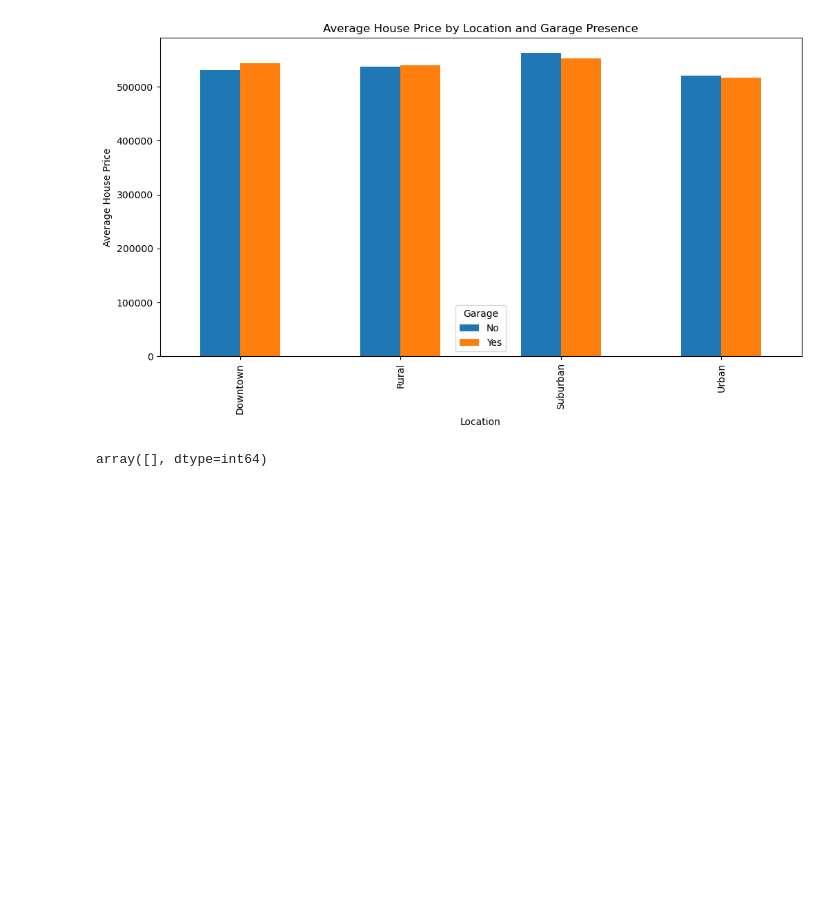
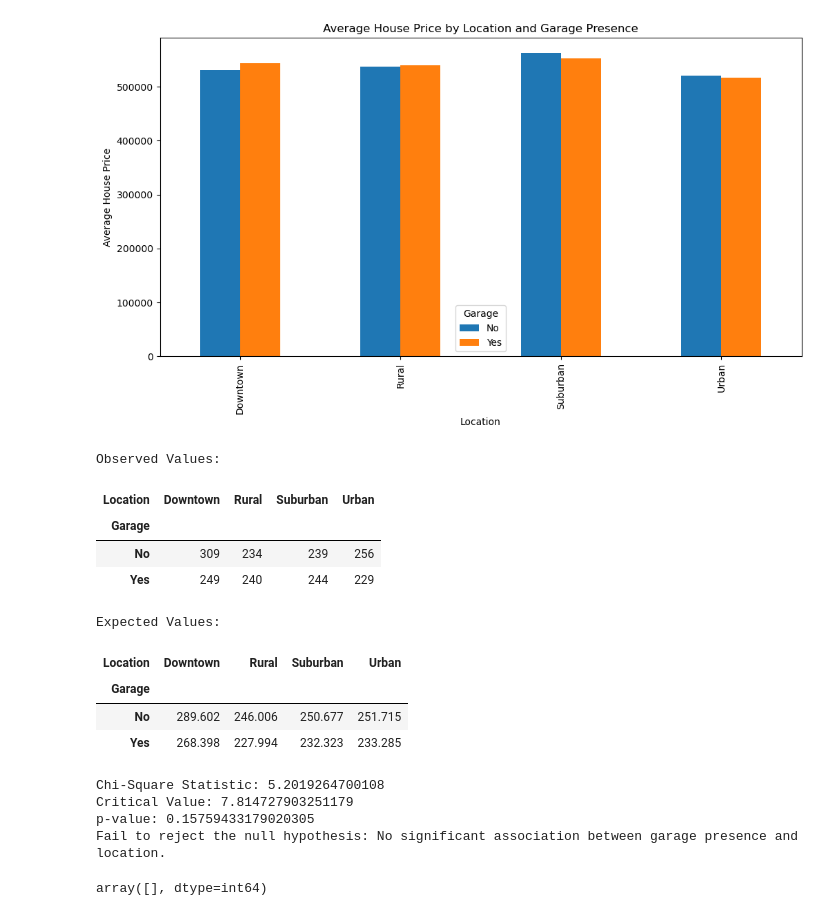
Before and after one commit to jmatts2307/group9_project1, a Jupyter notebook: Housing_Analysis_project.ipynb, the cells around one changed output. Drawn from its saved outputs; the diff is of its cells as text; code cells hidden in the pictures; blank space fills up the shorter version.

```diff
--- a/Housing_Analysis_project.ipynb
+++ b/Housing_Analysis_project.ipynb
@@ -480,6 +481,53 @@ plt.savefig('C:/Users/somay/OneDrive/Boot Camp/Class Activity/Project 1/Group_9_
 plt.show()
 # %% [output]
 [figure]
+# %%
+
+# Create the observed data: contingency table for Garage and Location
+observed = pd.crosstab(house_df['Garage'], house_df['Location'])
+
+# Create a DataFrame for better visualization (optional)
+observed_df = pd.DataFrame(observed)
+
+# Perform the Chi-Square test
+chi2_stat, p_value, dof, expected = chi2_contingency(observed)
+
+# Convert expected values to a DataFrame for better visualization
+expected_df = pd.DataFrame(expected, index=observed.index, columns=observed.columns)
+
+# Display observed and expected as DataFrames
+print("Observed Values:")
+display(observed)
+
+print("\nExpected Values:")
+display(expected_df)
+
+# Calculate the critical value at 95% confidence level
+critical_value = chi2.ppf(q=0.95, df=dof)
+print(f"\nChi-Square Statistic: {chi2_stat}")
+print(f"Critical Value: {critical_value}")
+print(f"p-value: {p_value}")
+
+# Interpret the result
+if chi2_stat >= critical_value:
+    print("Reject the null hypothesis: There is a significant association between garage presence and location.")
+else:
+    print("Fail to reject the null hypothesis: No significant association between garage presence and location.")
+# %% [output]
+Observed Values:
+| Location | Downtown | Rural | Suburban | Urban |
+| Garage |  |  |  |  |
+| No | 309 | 234 | 239 | 256 |
+| Yes | 249 | 240 | 244 | 229 |
+Expected Values:
+| Location | Downtown | Rural | Suburban | Urban |
+| Garage |  |  |  |  |
+| No | 289.602 | 246.006 | 250.677 | 251.715 |
+| Yes | 268.398 | 227.994 | 232.323 | 233.285 |
+Chi-Square Statistic: 5.2019264700108
+Critical Value: 7.814727903251179
+p-value: 0.15759433179020305
+Fail to reject the null hypothesis: No significant association between garage presence and location.
 # %%
 # Our data should be uniquely identified by House ID, number of bedrooms, location,
 # floors, yearbuilt, condition, and price to make sure there are no duplicates in the data
```
Also changed, not shown: parts of 2 cells of this notebook.
